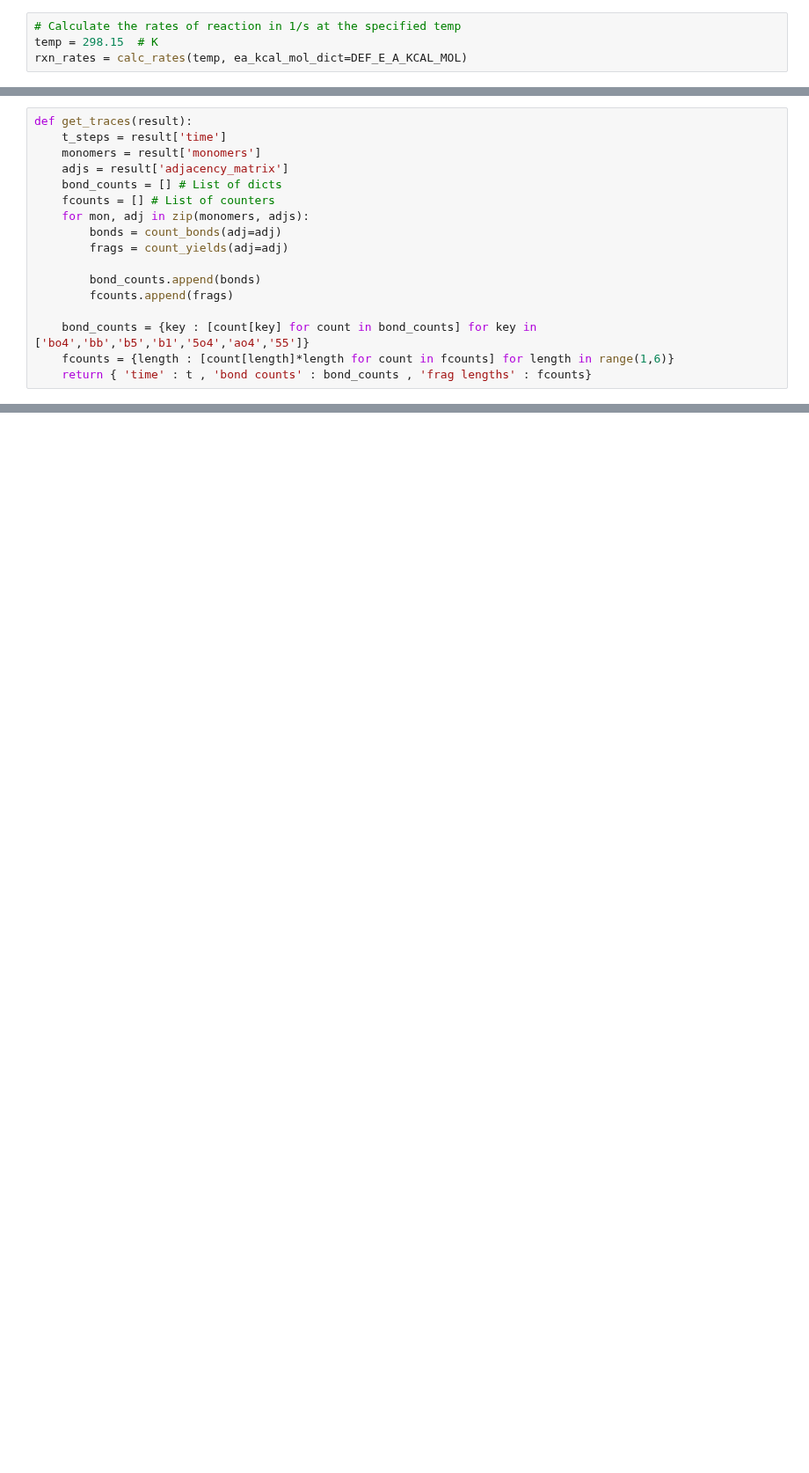
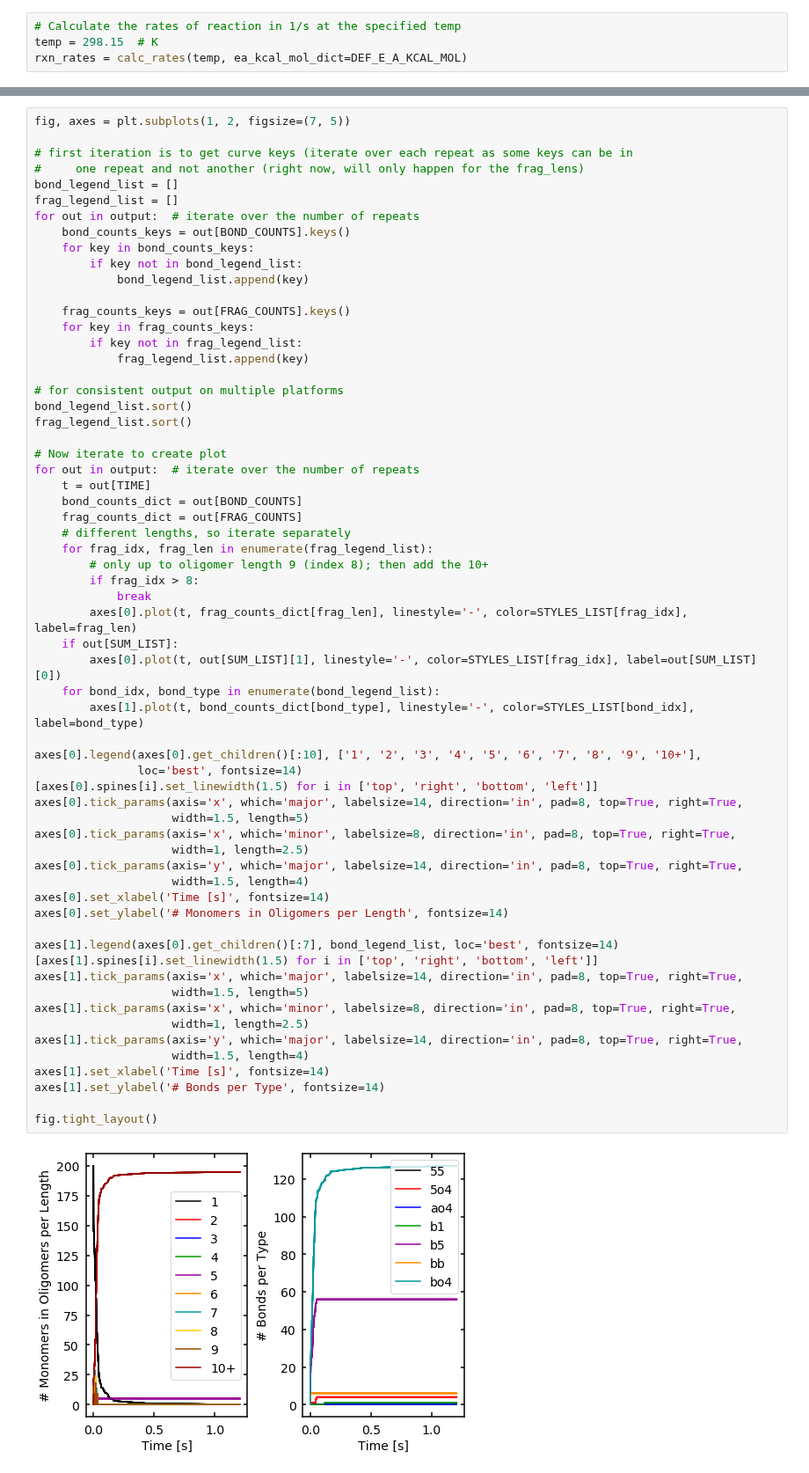
Before and after one commit to michaelorella/lignin-kmc, a Jupyter notebook: Dynamics.ipynb, the cells around one changed output, grey strips where cells are left out. Shown at 88% size. Saved outputs shown, nothing was run; the diff lists cells and outputs as text; blank space fills up the shorter version.

```diff
--- a/Dynamics.ipynb
+++ b/Dynamics.ipynb
@@ -73,18 +158 @@ results = par.Parallel(n_jobs=8, verbose=11)([fun(n_max=num_monos, t_final=10000
-# %%
-def get_traces(result):
-    t_steps = result['time']
-    monomers = result['monomers']
-    adjs = result['adjacency_matrix']
-    bond_counts = [] # List of dicts
-    fcounts = [] # List of counters
-    for mon, adj in zip(monomers, adjs):
-        bonds = count_bonds(adj=adj)
-        frags = count_yields(adj=adj)
-
-        bond_counts.append(bonds)
-        fcounts.append(frags)
-
-    bond_counts = {key : [count[key] for count in bond_counts] for key in ['bo4','bb','b5','b1','5o4','ao4','55']}
-    fcounts = {length : [count[length]*length for count in fcounts] for length in range(1,6)}
-    return { 'time' : t , 'bond counts' : bond_counts , 'frag lengths' : fcounts}
 # %%
@@ -101,0 +170,64 @@ output = par.Parallel(n_jobs = 8,verbose = 11)([par.delayed(get_traces)(res) for
+# %%
+fig, axes = plt.subplots(1, 2, figsize=(7, 5))
+
+# first iteration is to get curve keys (iterate over each repeat as some keys can be in
+#     one repeat and not another (right now, will only happen for the frag_lens)
+bond_legend_list = []
+frag_legend_list = []
+for out in output:  # iterate over the number of repeats
+    bond_counts_keys = out[BOND_COUNTS].keys()
+    for key in bond_counts_keys:
+        if key not in bond_legend_list:
+            bond_legend_list.append(key)
+
+    frag_counts_keys = out[FRAG_COUNTS].keys()
+    for key in frag_counts_keys:
+        if key not in frag_legend_list:
+            frag_legend_list.append(key)
+
+# for consistent output on multiple platforms
+bond_legend_list.sort()
+frag_legend_list.sort()
+
+# Now iterate to create plot
+for out in output:  # iterate over the number of repeats
+    t = out[TIME]
+    bond_counts_dict = out[BOND_COUNTS]
+    frag_counts_dict = out[FRAG_COUNTS]
+    # different lengths, so iterate separately
+    for frag_idx, frag_len in enumerate(frag_legend_list):
+        # only up to oligomer length 9 (index 8); then add the 10+
+        if frag_idx > 8:
+            break
+        axes[0].plot(t, frag_counts_dict[frag_len], linestyle='-', color=STYLES_LIST[frag_idx], label=frag_len)
+    if out[SUM_LIST]:
+        axes[0].plot(t, out[SUM_LIST][1], linestyle='-', color=STYLES_LIST[frag_idx], label=out[SUM_LIST][0])
+    for bond_idx, bond_type in enumerate(bond_legend_list):
+        axes[1].plot(t, bond_counts_dict[bond_type], linestyle='-', color=STYLES_LIST[bond_idx], label=bond_type)
+
+axes[0].legend(axes[0].get_children()[:10], ['1', '2', '3', '4', '5', '6', '7', '8', '9', '10+'],
+               loc='best', fontsize=14)
+[axes[0].spines[i].set_linewidth(1.5) for i in ['top', 'right', 'bottom', 'left']]
+axes[0].tick_params(axis='x', which='major', labelsize=14, direction='in', pad=8, top=True, right=True,
+                    width=1.5, length=5)
+axes[0].tick_params(axis='x', which='minor', labelsize=8, direction='in', pad=8, top=True, right=True,
+                    width=1, length=2.5)
+axes[0].tick_params(axis='y', which='major', labelsize=14, direction='in', pad=8, top=True, right=True,
+                    width=1.5, length=4)
+axes[0].set_xlabel('Time [s]', fontsize=14)
+axes[0].set_ylabel('# Monomers in Oligomers per Length', fontsize=14)
+
+axes[1].legend(axes[0].get_children()[:7], bond_legend_list, loc='best', fontsize=14)
+[axes[1].spines[i].set_linewidth(1.5) for i in ['top', 'right', 'bottom', 'left']]
+axes[1].tick_params(axis='x', which='major', labelsize=14, direction='in', pad=8, top=True, right=True,
+                    width=1.5, length=5)
+axes[1].tick_params(axis='x', which='minor', labelsize=8, direction='in', pad=8, top=True, right=True,
+                    width=1, length=2.5)
+axes[1].tick_params(axis='y', which='major', labelsize=14, direction='in', pad=8, top=True, right=True,
+                    width=1.5, length=4)
+axes[1].set_xlabel('Time [s]', fontsize=14)
+axes[1].set_ylabel('# Bonds per Type', fontsize=14)
+
+fig.tight_layout()
+# %% [output]
+[figure, added]
```
Also changed, not shown: parts of 23 cells of this notebook, 4 other files.
